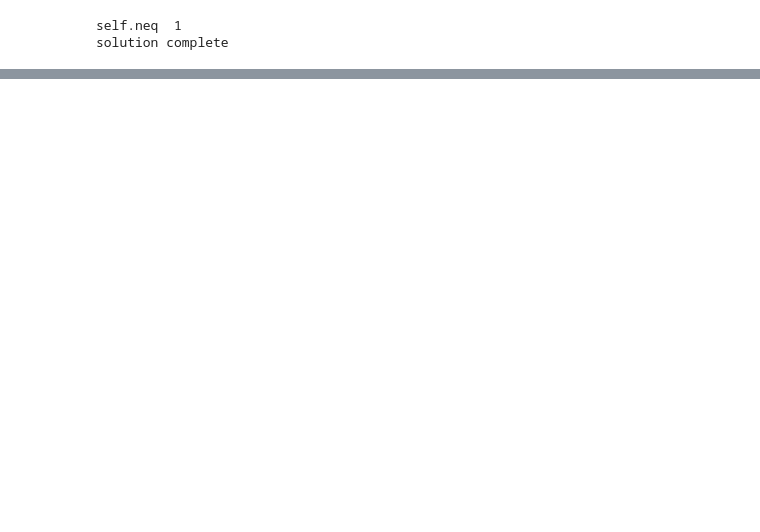
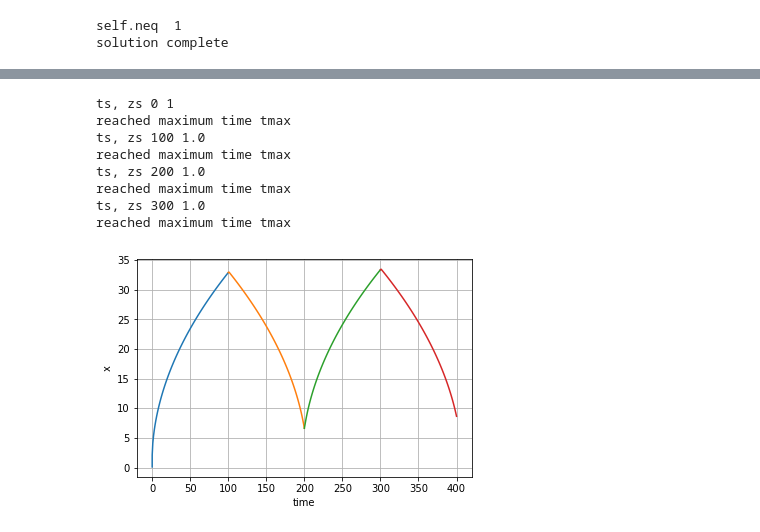
Before and after one commit to mbakker7/ttim, a Jupyter notebook: notebooks/pathline_trace.ipynb, the cells around one changed output, grey strips where cells are left out. Saved outputs shown, nothing was run; the diff lists cells and outputs as text; code cells hidden in the pictures; blank space fills up the shorter version.

```diff
--- a/notebooks/pathline_trace.ipynb
+++ b/notebooks/pathline_trace.ipynb
@@ -236,0 +261,21 @@ array([[  0.1       ,   0.1       ,  14.5       ,   1.        ],
+# %%
+xs, ys, zs = 0.1, 0, 1
+for ts in [0, 100, 200, 300]:
+    print('ts, zs', ts, zs)
+    timtrace = timtraceline(ml, xs, ys, zs, tstart=ts + 0.002, delt=1, tmax=ts + 100, nstepmax=200, hstepmax=2)
+    xyzt = timtrace['trace']
+    xs, ys, zs = xyzt[-1, :3]
+    plt.plot(xyzt[:, 3], xyzt[:, 0])
+plt.xlabel('time')
+plt.ylabel('x')
+plt.grid()
+# %% [output]
+ts, zs 0 1
+reached maximum time tmax
+ts, zs 100 1.0
+reached maximum time tmax
+ts, zs 200 1.0
+reached maximum time tmax
+ts, zs 300 1.0
+reached maximum time tmax
+[figure, added]
```
Also changed, not shown: parts of 10 cells of this notebook, 1 other file.
